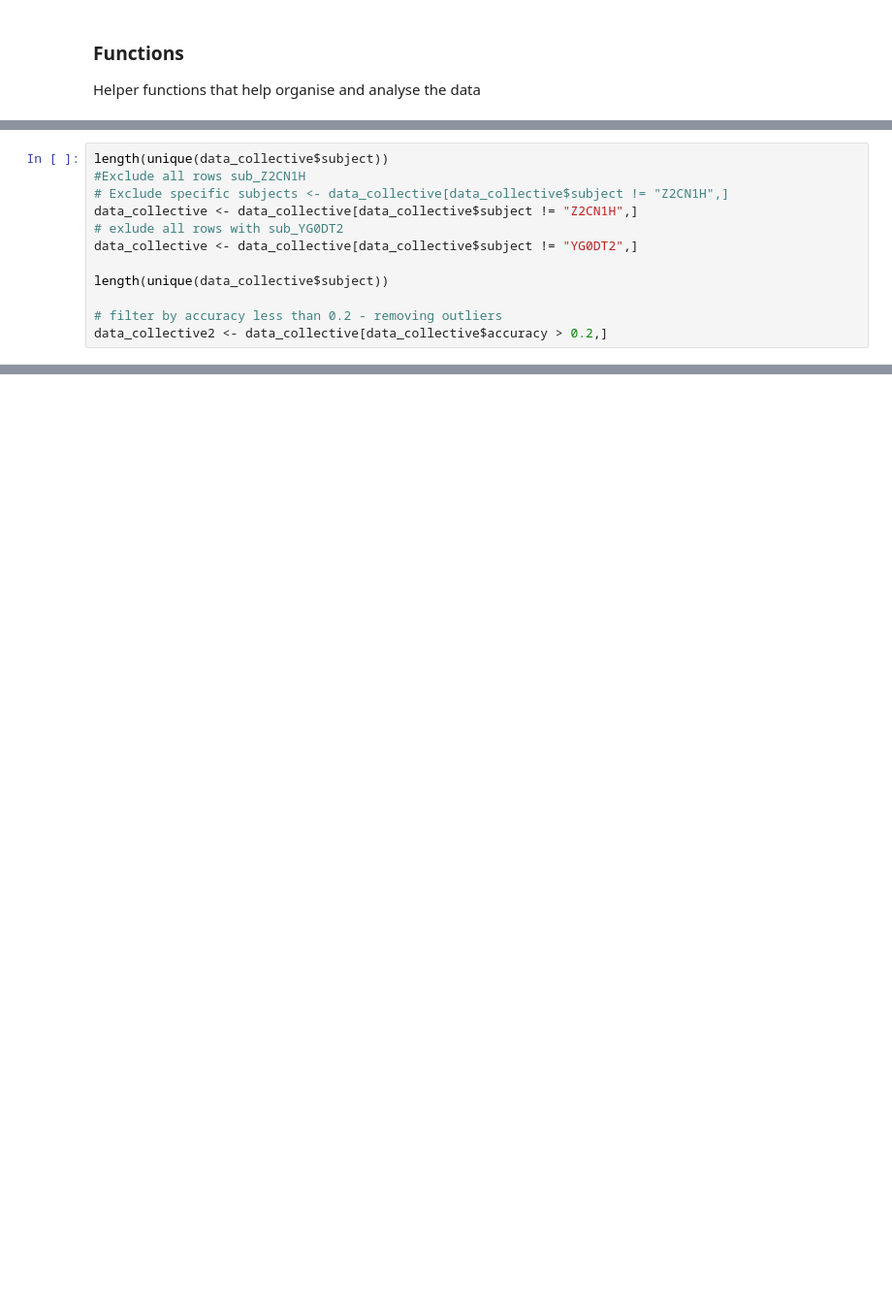
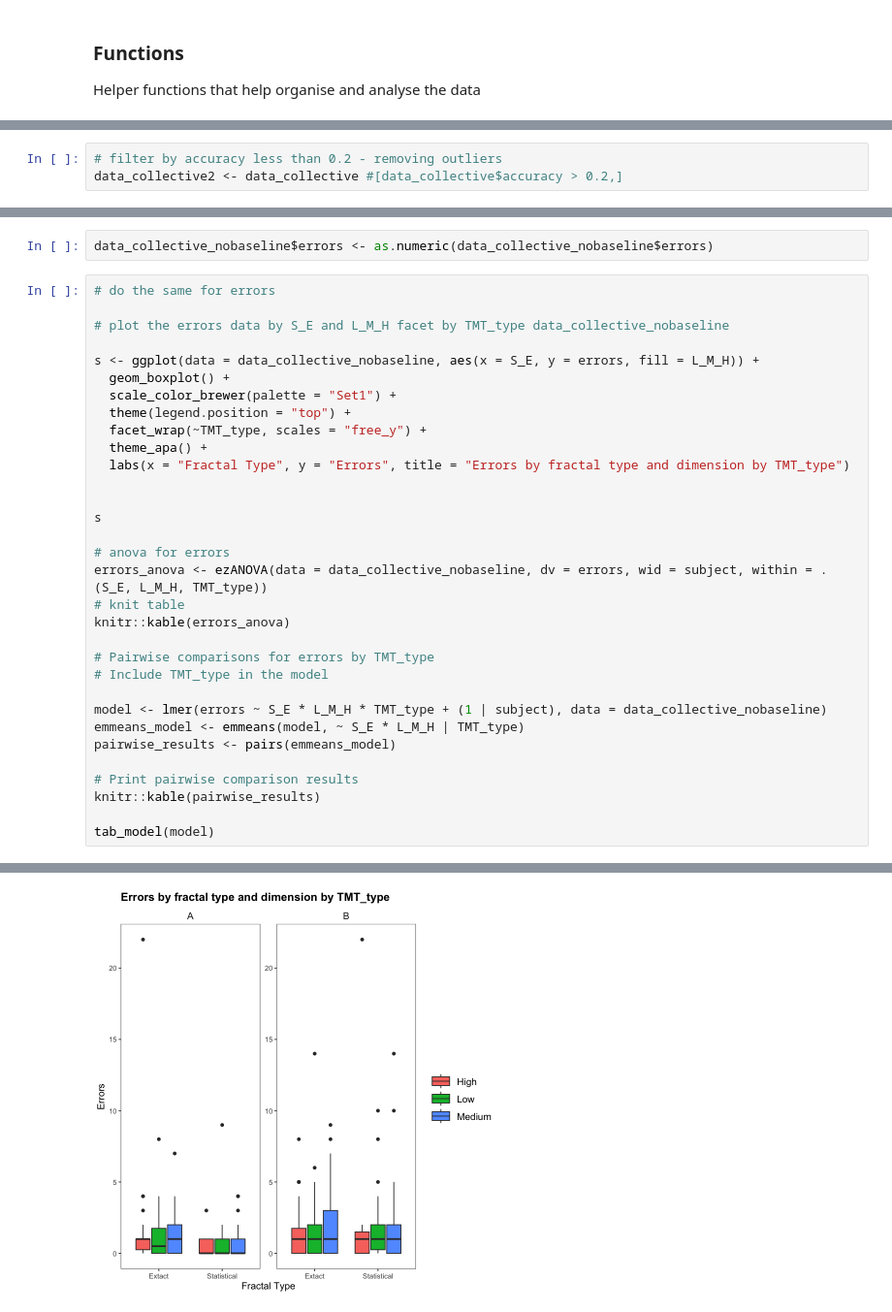
Before and after one commit to PuddleJumper2018/fractalvr, a Jupyter notebook: tmt_analysis.ipynb, the cells around one changed output, grey strips where cells are left out. Shown at 97% size. Cells and saved outputs as stored; diff of their text form; blank space fills up the shorter version.

```diff
--- a/tmt_analysis.ipynb
+++ b/tmt_analysis.ipynb
@@ -218,12 +191,3 @@ Number of subjects:  6
 # %%
-length(unique(data_collective$subject))
-#Exclude all rows sub_Z2CN1H
-# Exclude specific subjects <- data_collective[data_collective$subject != "Z2CN1H",]
-data_collective <- data_collective[data_collective$subject != "Z2CN1H",]
-# exlude all rows with sub_YG0DT2
-data_collective <- data_collective[data_collective$subject != "YG0DT2",]
-
-length(unique(data_collective$subject))
-
 # filter by accuracy less than 0.2 - removing outliers
-data_collective2 <- data_collective[data_collective$accuracy > 0.2,]
+data_collective2 <- data_collective #[data_collective$accuracy > 0.2,]
@@ -292,0 +435,35 @@ Warning message:
+# %%
+data_collective_nobaseline$errors <- as.numeric(data_collective_nobaseline$errors)
+# %%
+# do the same for errors
+
+# plot the errors data by S_E and L_M_H facet by TMT_type data_collective_nobaseline
+
+s <- ggplot(data = data_collective_nobaseline, aes(x = S_E, y = errors, fill = L_M_H)) +
+  geom_boxplot() +
+  scale_color_brewer(palette = "Set1") +
+  theme(legend.position = "top") +
+  facet_wrap(~TMT_type, scales = "free_y") +
+  theme_apa() +
+  labs(x = "Fractal Type", y = "Errors", title = "Errors by fractal type and dimension by TMT_type")
+
+
+s
+
+# anova for errors
+errors_anova <- ezANOVA(data = data_collective_nobaseline, dv = errors, wid = subject, within = .(S_E, L_M_H, TMT_type))
+# knit table
+knitr::kable(errors_anova)
+
+# Pairwise comparisons for errors by TMT_type
+# Include TMT_type in the model
+
+model <- lmer(errors ~ S_E * L_M_H * TMT_type + (1 | subject), data = data_collective_nobaseline)
+emmeans_model <- emmeans(model, ~ S_E * L_M_H | TMT_type)
+pairwise_results <- pairs(emmeans_model)
+
+# Print pairwise comparison results
+knitr::kable(pairwise_results)
+
+tab_model(model)
+# %% [output]
@@ -292,0 +514 @@ Warning message:
+[figure, added]
```
Also changed, not shown: parts of 12 cells of this notebook, 1 other file.
